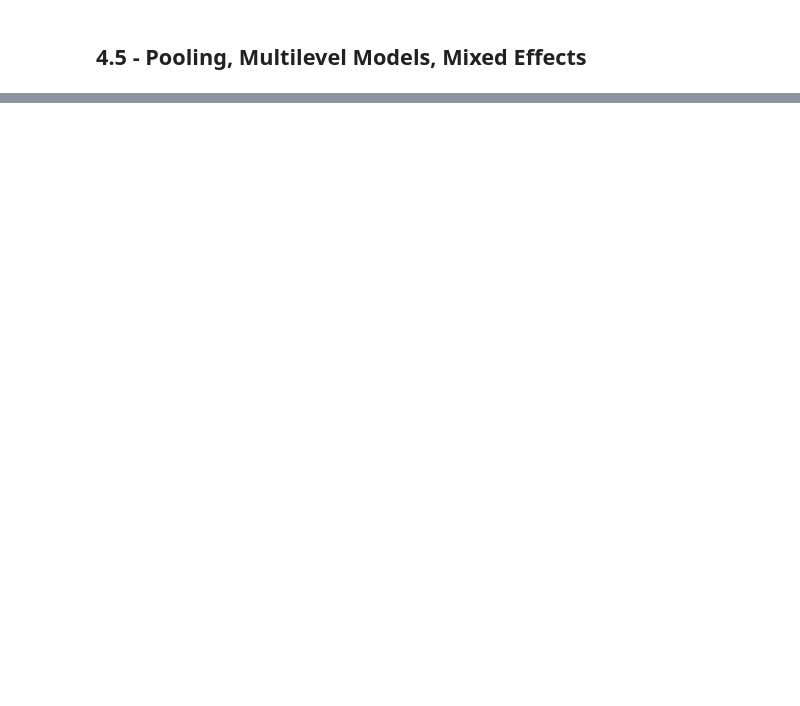
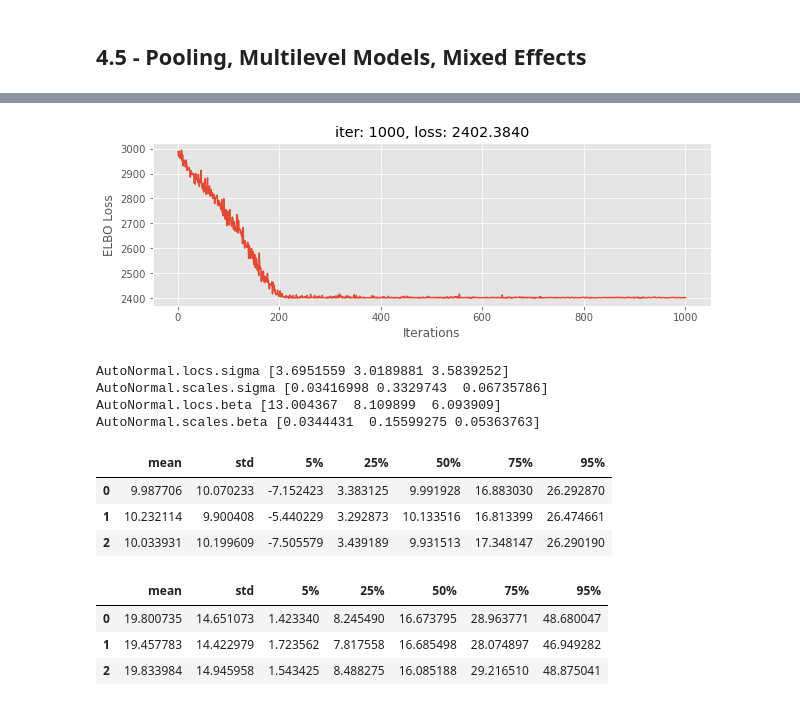
Before and after one commit to GStechschulte/books-with-code, a Jupyter notebook: bmcp/ch_4_pyro.ipynb, the cells around one changed output, grey strips where cells are left out. Saved outputs shown, nothing was run; the diff lists cells and outputs as text; code cells hidden in the pictures; blank space fills up the shorter version.

```diff
--- a/bmcp/ch_4_pyro.ipynb
+++ b/bmcp/ch_4_pyro.ipynb
@@ -214,0 +404,4 @@ plt.show()
+# %%
+kernel = NUTS(unpooled_model)
+mcmc_unpooled = MCMC(kernel, 500, 300)
+mcmc_unpooled.run(food_category, customers, sales)
@@ -214,0 +441,4 @@ plt.show()
+# %%
+auto_guide = pyro.infer.autoguide.AutoNormal(unpooled_model)
+pyro.render_model(
+    auto_guide, (food_category, customers, sales), render_params=True)
@@ -214,0 +447,15 @@ plt.show()
+# %%
+def unpooled_model(food_cat, customers, sales=None):
+
+    P = 3
+    N = len(customers)
+
+    with pyro.plate('sigma_i', len(np.unique(food_cat))):
+        sigma = pyro.sample('sigma', dist.HalfNormal(20.).expand([P]))
+
+    with pyro.plate('beta_i', len(np.unique(food_cat))):
+        beta = pyro.sample('beta', dist.Normal(10., 10.).expand([P]))
+
+    with pyro.plate('data', N):
+        mu = pyro.deterministic('mu', beta[food_cat] * customers)
+        output = pyro.sample('y', dist.Normal(mu, sigma[food_cat]), obs=sales)
@@ -214,0 +482,29 @@ plt.show()
+# %%
+pyro.clear_param_store()
+
+#adam_params = {'lr': 0.001, 'betas': (0.95, 0.99)}
+adam_params = {'lr': 0.01}
+optim = Adam(adam_params)
+svi = SVI(unpooled_model, auto_guide, optim, Trace_ELBO())
+
+elbo_loss = []
+for i in range(1000):
+    loss = svi.step(food_category, customers, sales)
+    elbo_loss.append(loss)
+# %%
+plt.figure(figsize=(10, 3))
+plt.plot(np.arange(1, 1001), elbo_loss)
+plt.ylabel('ELBO Loss')
+plt.xlabel('Iterations')
+plt.title(f'iter: 1000, loss: {elbo_loss[-1]:.4f}')
+plt.show()
+# %% [output]
+[figure, added]
+# %%
+for name, value in pyro.get_param_store().items():
+    print(name, pyro.param(name).data.cpu().numpy())
+# %% [output]
+AutoNormal.locs.sigma [3.6951559 3.0189881 3.5839252]
+AutoNormal.scales.sigma [0.03416998 0.3329743  0.06735786]
+AutoNormal.locs.beta [13.004367  8.109899  6.093909]
+AutoNormal.scales.beta [0.0344431  0.15599275 0.05363763]
@@ -214,0 +517,14 @@ plt.show()
+# %%
+beta
+# %% [output]
+|  | mean | std | 5% | 25% | 50% | 75% | 95% |
+| 0 | 9.987706 | 10.070233 | -7.152423 | 3.383125 | 9.991928 | 16.883030 | 26.292870 |
+| 1 | 10.232114 | 9.900408 | -5.440229 | 3.292873 | 10.133516 | 16.813399 | 26.474661 |
+| 2 | 10.033931 | 10.199609 | -7.505579 | 3.439189 | 9.931513 | 17.348147 | 26.290190 |
+# %%
+sigma
+# %% [output]
+|  | mean | std | 5% | 25% | 50% | 75% | 95% |
+| 0 | 19.800735 | 14.651073 | 1.423340 | 8.245490 | 16.673795 | 28.963771 | 48.680047 |
+| 1 | 19.457783 | 14.422979 | 1.723562 | 7.817558 | 16.685498 | 28.074897 | 46.949282 |
+| 2 | 19.833984 | 14.945958 | 1.543425 | 8.488275 | 16.085188 | 29.216510 | 48.875041 |
```
Also changed, not shown: parts of 31 cells of this notebook.
